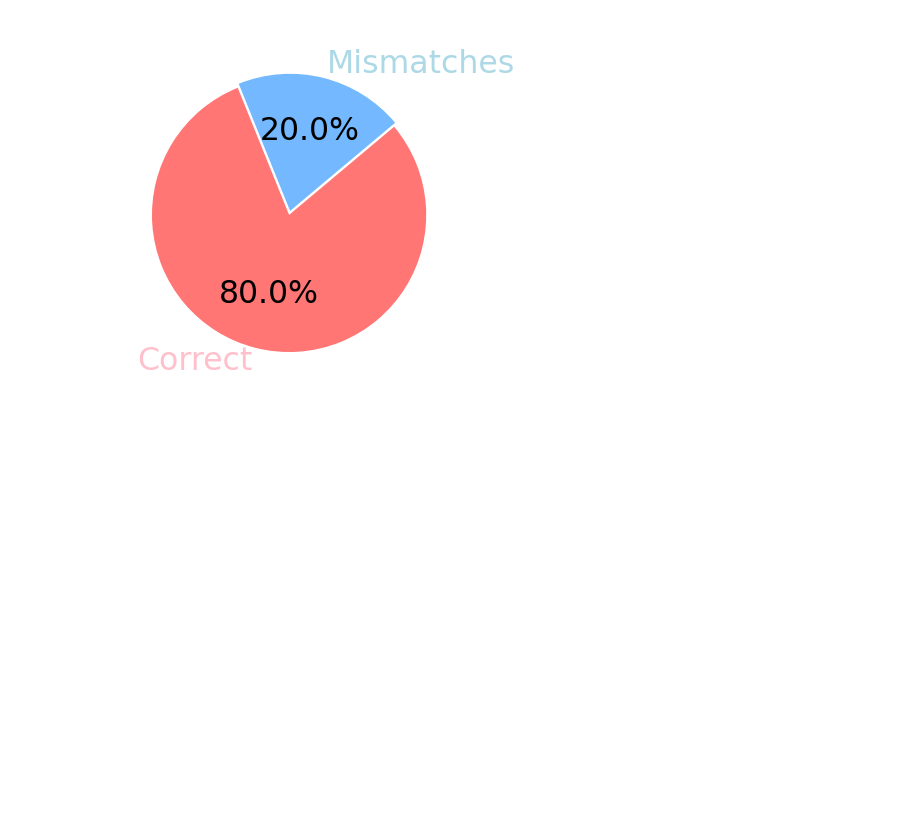
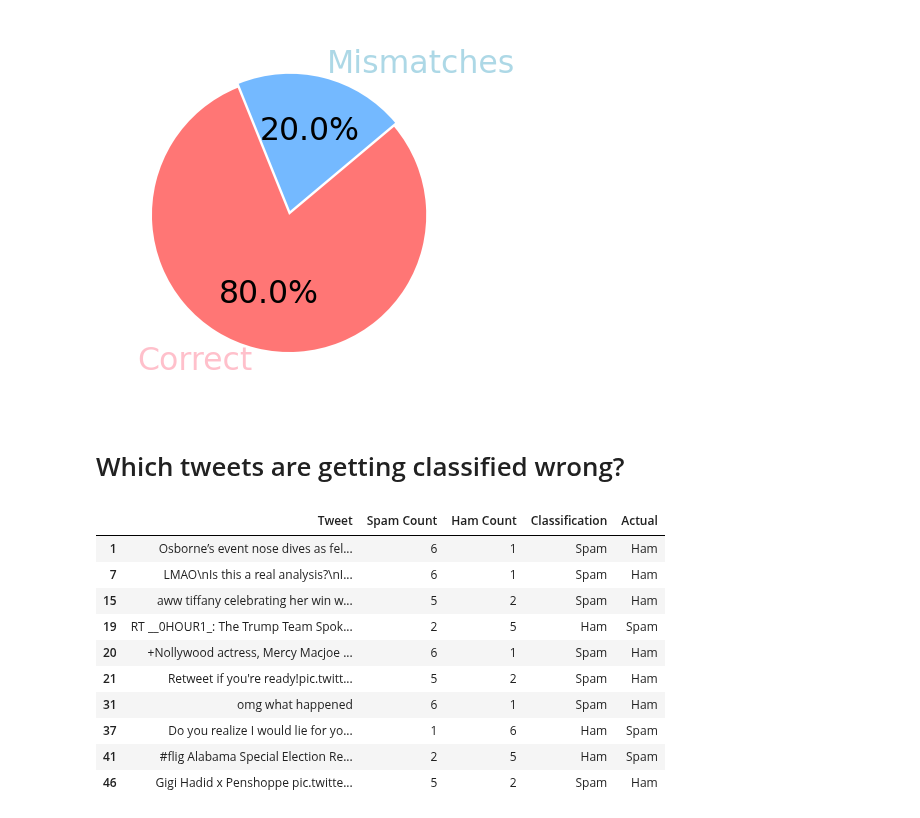
Before and after one commit to AlexHappyCode/CSC845-twitter-spam-detection, a Jupyter notebook: alex/random_forest.ipynb, the cells around one changed output. Drawn from its saved outputs; the diff is of its cells as text; code cells hidden in the pictures; blank space fills up the shorter version.

```diff
--- a/alex/random_forest.ipynb
+++ b/alex/random_forest.ipynb
@@ -456,3 +476,19 @@ percent right: 0.8
 pie_chart(res_df, mismatches)
 # %% [output]
 [figure]
+# %% [markdown]
+# Which tweets are getting classified wrong?
+# %%
+res_df[res_df.Classification != res_df.Actual]
+# %% [output]
+|  | Tweet | Spam Count | Ham Count | Classification | Actual |
+| 1 | Osborne’s event nose dives as fel... | 6 | 1 | Spam | Ham |
+| 7 | LMAO\nIs this a real analysis?\nI... | 6 | 1 | Spam | Ham |
+| 15 | aww tiffany celebrating her win w... | 5 | 2 | Spam | Ham |
+| 19 | RT __0HOUR1_: The Trump Team Spok... | 2 | 5 | Ham | Spam |
+| 20 | +Nollywood actress, Mercy Macjoe ... | 6 | 1 | Spam | Ham |
+| 21 | Retweet if you're ready!pic.twitt... | 5 | 2 | Spam | Ham |
+| 31 | omg what happened | 6 | 1 | Spam | Ham |
+| 37 | Do you realize I would lie for yo... | 1 | 6 | Ham | Spam |
+| 41 | #flig Alabama Special Election Re... | 2 | 5 | Ham | Spam |
+| 46 | Gigi Hadid x Penshoppe pic.twitte... | 5 | 2 | Spam | Ham |
```
Also changed, not shown: parts of 4 cells of this notebook.
